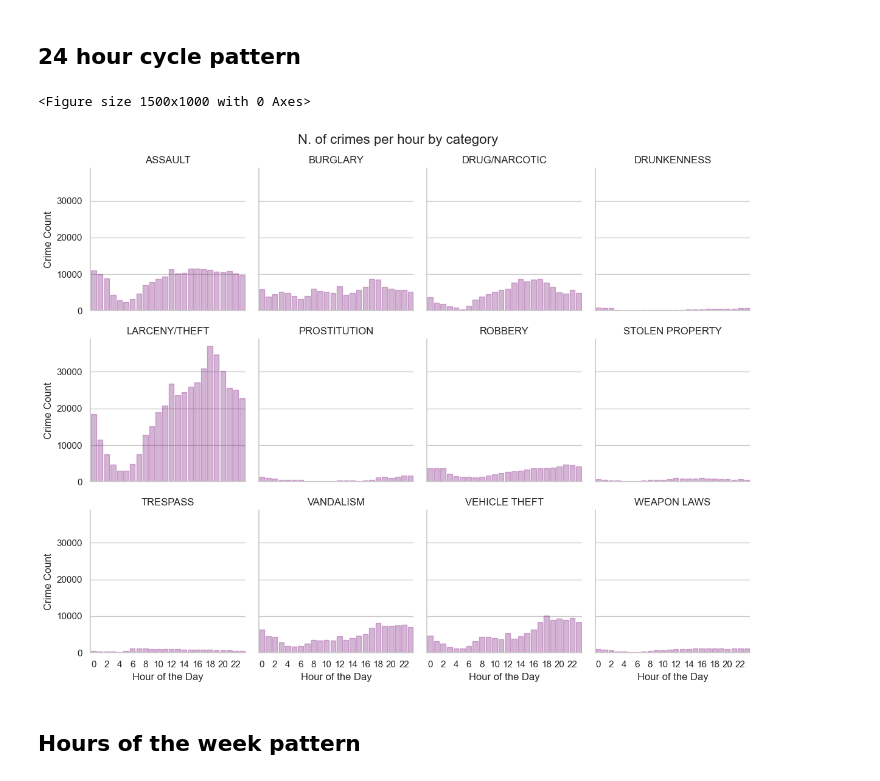
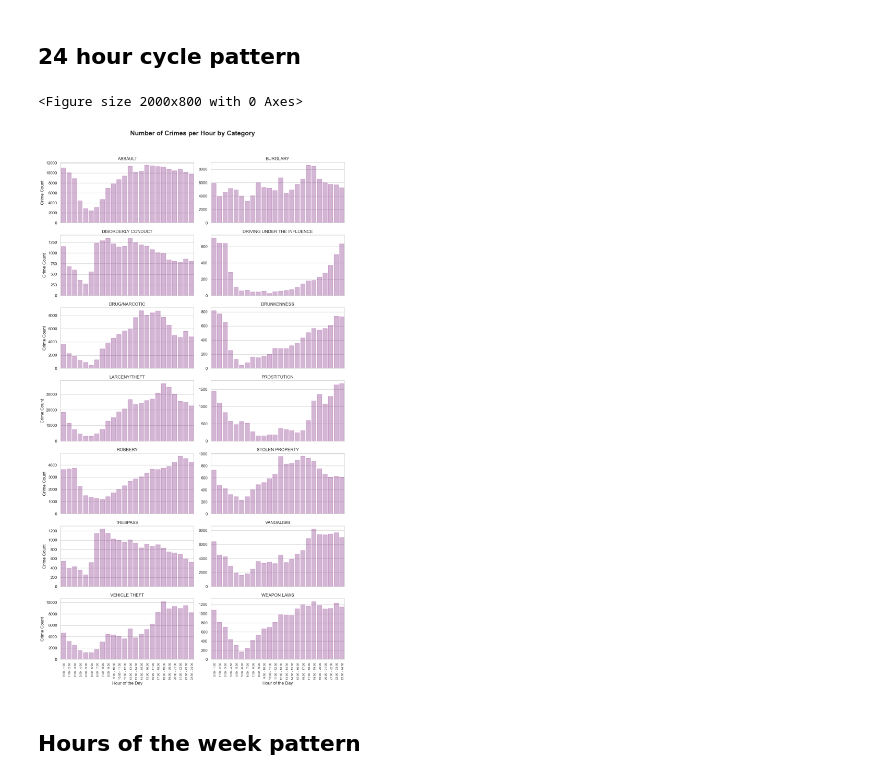
Before and after one commit to Jawsen/Social_Data, a Jupyter notebook: Week2/Part2.ipynb, the cells around one changed output. Cells and saved outputs as stored; diff of their text form; code cells hidden in the pictures.

```diff
--- a/Week2/Part2.ipynb
+++ b/Week2/Part2.ipynb
@@ -17,7 +17,8 @@ df = pd.read_csv(file_path, parse_dates=["Incident Date"])
 # Convert "Incident Time" to extract hours
 df["Incident Time"] = pd.to_datetime(df["Incident Time"], format="%H:%M", errors="coerce").dt.hour
 focuscrimes = {'WEAPON LAWS', 'PROSTITUTION', 'ROBBERY', 'BURGLARY', 'ASSAULT', 'DRUNKENNESS',
-               'DRUG/NARCOTIC', 'TRESPASS', 'LARCENY/THEFT', 'VANDALISM', 'VEHICLE THEFT', 'STOLEN PROPERTY'}
+               'DRUG/NARCOTIC', 'TRESPASS', 'LARCENY/THEFT', 'VANDALISM', 'VEHICLE THEFT', 'STOLEN PROPERTY',
+               'DISORDERLY CONDUCT', 'DRIVING UNDER THE INFLUENCE'}
 
 df_focus = df[df["Incident Category"].isin(focuscrimes)]
 df_focus.head()
@@ -138,25 +139,40 @@ See the caveats in the documentation: https://pandas.pydata.org/pandas-docs/stab
 # %% [markdown]
 ## 24 hour cycle pattern
 # %%
-# Count crimes per hour and category
+import seaborn as sns
+import matplotlib.pyplot as plt
+import numpy as np
+
 crime_hourly = df_focus.groupby(["Incident Time", "Incident Category"]).size().reset_index(name="Crime Count")
+crime_hourly["Incident Time"] = crime_hourly["Incident Time"] + 1
+plt.figure(figsize=(20, 8))
 
-# Plot the 24-hour cycle for each crime category
-plt.figure(figsize=(15, 10))
-g = sns.FacetGrid(crime_hourly, col="Incident Category", col_wrap=4, height=3, sharex=True, sharey=True)
+g = sns.FacetGrid(crime_hourly, col="Incident Category", col_wrap=2, height=3, aspect=2, sharex=True, sharey=False, despine=False)
 g.map_dataframe(sns.barplot, x="Incident Time", y="Crime Count", color="purple", alpha=0.3, edgecolor="purple")
 
 # Formatting
 g.set_axis_labels("Hour of the Day", "Crime Count")
 g.set_titles("{col_name}")
-plt.suptitle("N. of crimes per hour by category", fontsize=16, y=1.02)
-plt.xticks(range(0, 24, 2))  # Show every 2 hours for clarity
 
-# Display the plot
+# **Fix alignment of hour labels**
+for ax in g.axes.flatten():
+    ax.set_xticks(np.arange(1, 25) - 0.8)
+    ax.set_xticklabels(
+        [f"{h-1}:00 - {h}:00" if h > 1 else "0:00 - 1:00" for h in range(1, 25)],
+        fontsize=8, rotation=90, ha='center'
+    )
+
+# Add overall title
+plt.suptitle("Number of Crimes per Hour by Category", fontsize=18, fontweight="bold", y=1.02)
+
+# Adjust layout for better spacing
+plt.tight_layout()
+
+# Show plot
 plt.show()
 # %% [output]
-<Figure size 1500x1000 with 0 Axes>
+<Figure size 2000x800 with 0 Axes>
-[figure, old version]
+[figure, new version]
 # %% [markdown]
 ## Hours of the week pattern
 # %%
```
Also changed, not shown: parts of 3 cells of this notebook.
